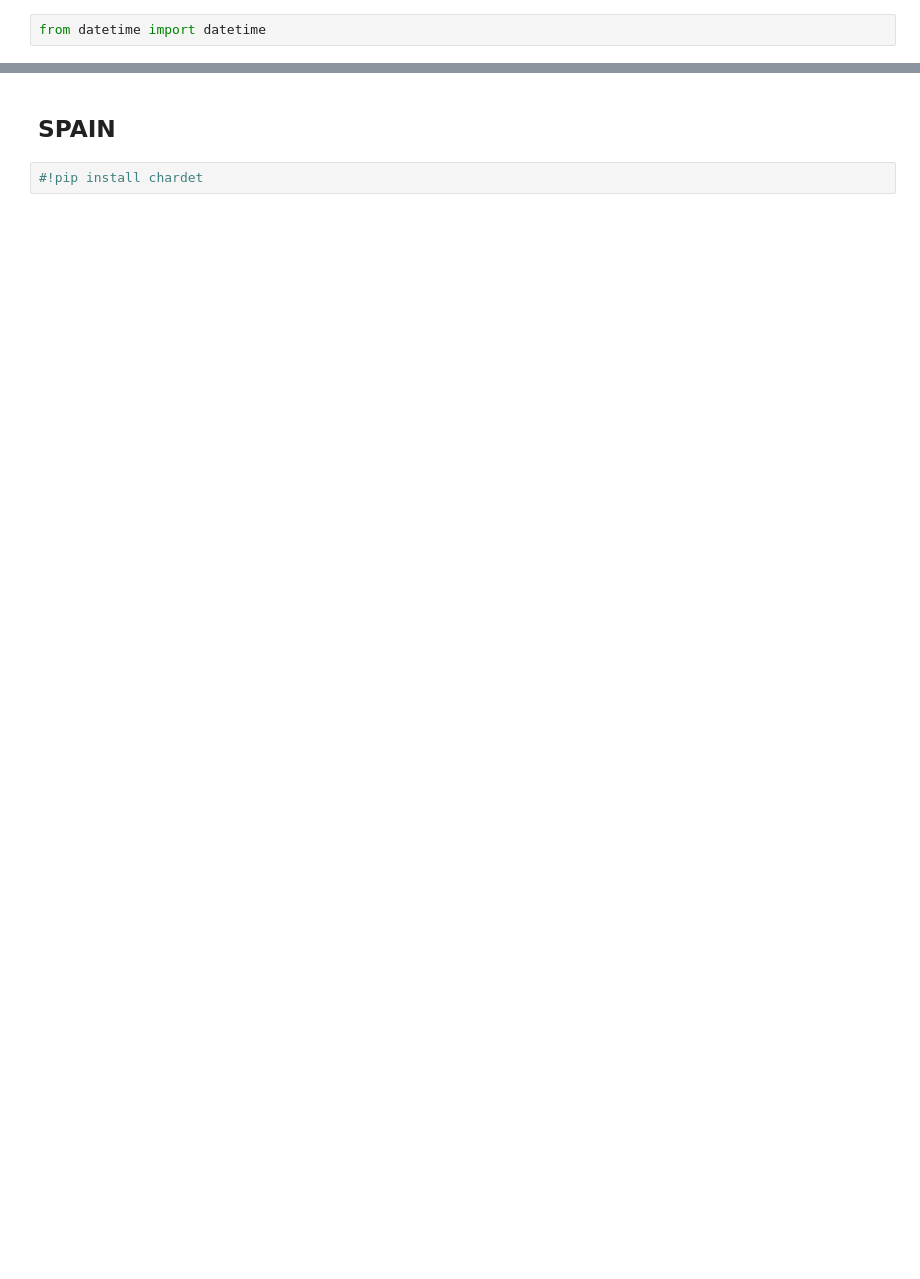
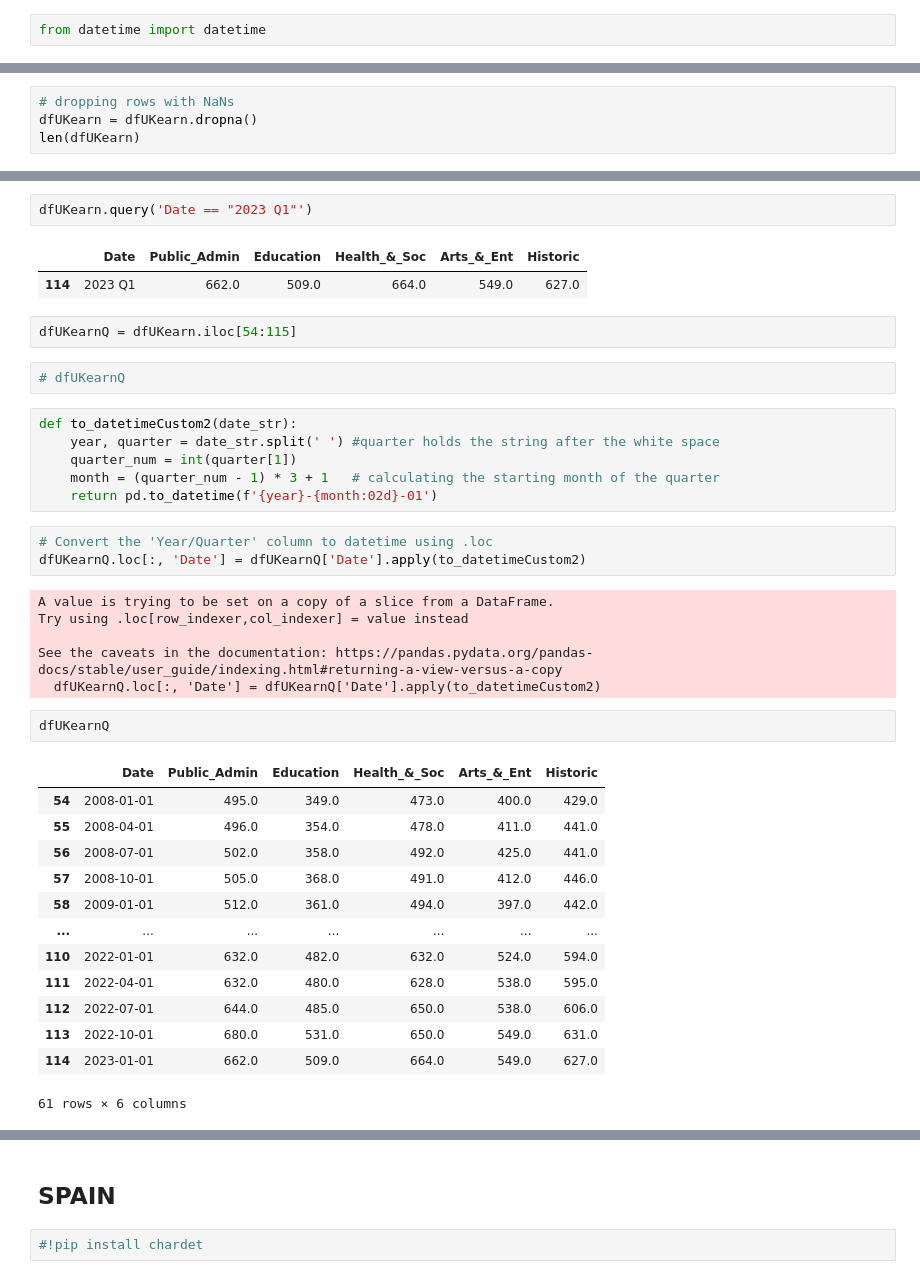
Before and after one commit to Carloselrecharlie/ML_assessment_repeat, a Jupyter notebook: sba22448_Integrated_CA-ML.ipynb, the cells around one changed output, grey strips where cells are left out. Cells and saved outputs as stored; diff of their text form; blank space fills up the shorter version.

```diff
--- a/sba22448_Integrated_CA-ML.ipynb
+++ b/sba22448_Integrated_CA-ML.ipynb
@@ -506,0 +576,4 @@ Index: []
+# %%
+# dropping rows with NaNs
+dfUKearn = dfUKearn.dropna()
+len(dfUKearn)
@@ -506,0 +615,40 @@ Index: []
+# %%
+dfUKearn.query('Date == "2023 Q1"')
+# %% [output]
+|  | Date | Public_Admin | Education | Health_&_Soc | Arts_&_Ent | Historic |
+| 114 | 2023 Q1 | 662.0 | 509.0 | 664.0 | 549.0 | 627.0 |
+# %%
+dfUKearnQ = dfUKearn.iloc[54:115]
+# %%
+# dfUKearnQ
+# %%
+def to_datetimeCustom2(date_str):
+    year, quarter = date_str.split(' ') #quarter holds the string after the white space
+    quarter_num = int(quarter[1])
+    month = (quarter_num - 1) * 3 + 1   # calculating the starting month of the quarter
+    return pd.to_datetime(f'{year}-{month:02d}-01')
+# %%
+# Convert the 'Year/Quarter' column to datetime using .loc
+dfUKearnQ.loc[:, 'Date'] = dfUKearnQ['Date'].apply(to_datetimeCustom2)
+# %% [output]
+A value is trying to be set on a copy of a slice from a DataFrame.
+Try using .loc[row_indexer,col_indexer] = value instead
+
+See the caveats in the documentation: https://pandas.pydata.org/pandas-docs/stable/user_guide/indexing.html#returning-a-view-versus-a-copy
+  dfUKearnQ.loc[:, 'Date'] = dfUKearnQ['Date'].apply(to_datetimeCustom2)
+# %%
+dfUKearnQ
+# %% [output]
+|  | Date | Public_Admin | Education | Health_&_Soc | Arts_&_Ent | Historic |
+| 54 | 2008-01-01 | 495.0 | 349.0 | 473.0 | 400.0 | 429.0 |
+| 55 | 2008-04-01 | 496.0 | 354.0 | 478.0 | 411.0 | 441.0 |
+| 56 | 2008-07-01 | 502.0 | 358.0 | 492.0 | 425.0 | 441.0 |
+| 57 | 2008-10-01 | 505.0 | 368.0 | 491.0 | 412.0 | 446.0 |
+| 58 | 2009-01-01 | 512.0 | 361.0 | 494.0 | 397.0 | 442.0 |
+| ... | ... | ... | ... | ... | ... | ... |
+| 110 | 2022-01-01 | 632.0 | 482.0 | 632.0 | 524.0 | 594.0 |
+| 111 | 2022-04-01 | 632.0 | 480.0 | 628.0 | 538.0 | 595.0 |
+| 112 | 2022-07-01 | 644.0 | 485.0 | 650.0 | 538.0 | 606.0 |
+| 113 | 2022-10-01 | 680.0 | 531.0 | 650.0 | 549.0 | 631.0 |
+| 114 | 2023-01-01 | 662.0 | 509.0 | 664.0 | 549.0 | 627.0 |
+61 rows × 6 columns
```
Also changed, not shown: parts of 43 cells of this notebook, 4 other files.
